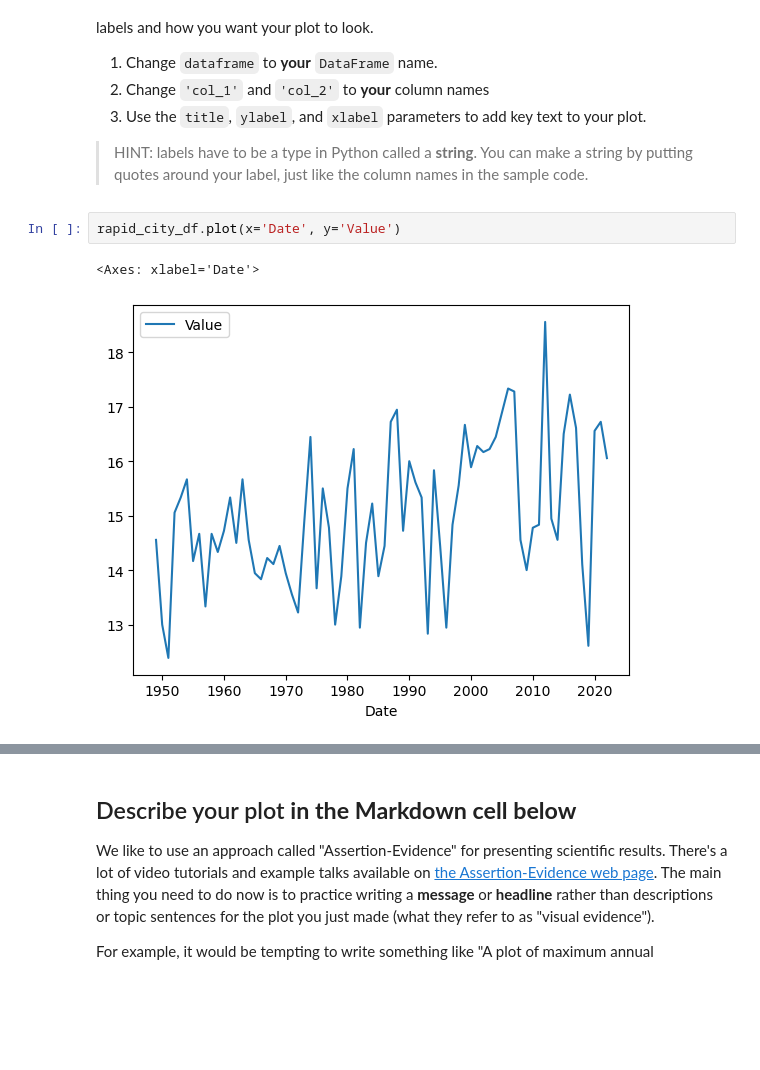
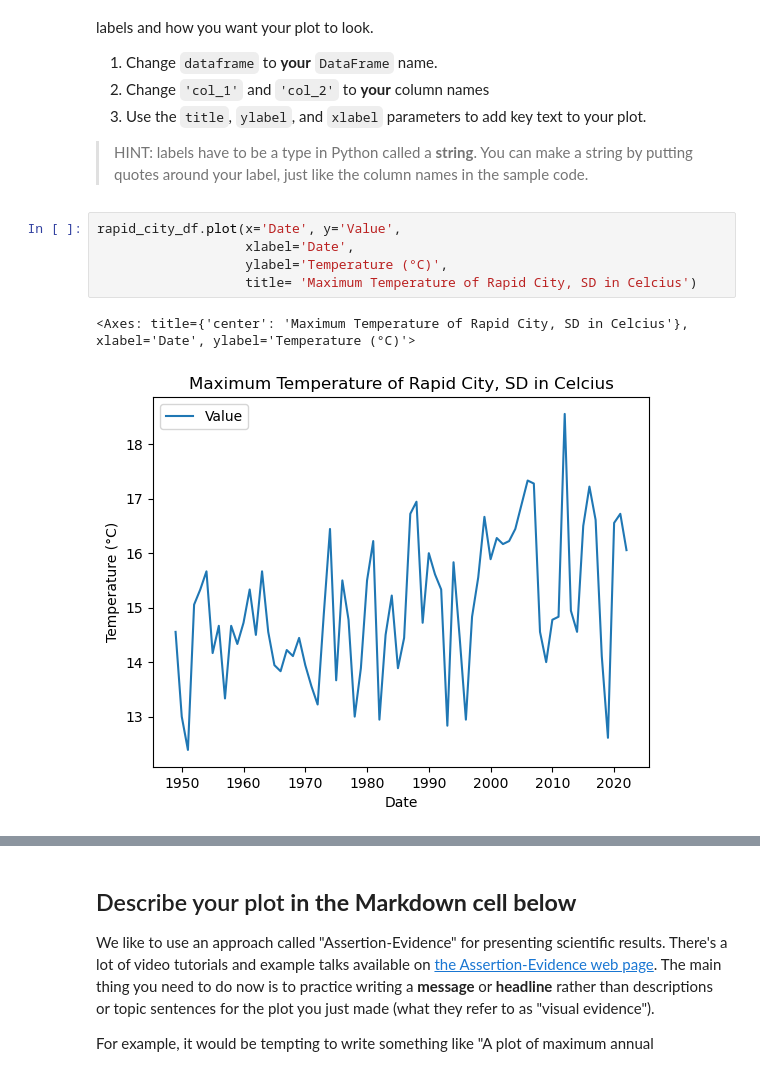
Before and after one commit to ScottNSheldon/get-started-with-reproducible-science-ScottNSheldon, a Jupyter notebook: Get_Started_with_Open_Reproducible_Science.ipynb, the cells around one changed output, grey strips where cells are left out. Drawn from its saved outputs; the diff is of its cells as text; blank space fills up the shorter version.

```diff
--- a/Get_Started_with_Open_Reproducible_Science.ipynb
+++ b/Get_Started_with_Open_Reproducible_Science.ipynb
@@ -396,10 +400,13 @@ Plotting in Python is easy, but not quite this easy! You'll always need to add s
 
 > HINT: labels have to be a type in Python called a **string**. You can make a string by putting quotes around your label, just like the column names in the sample code.
 # %%
-rapid_city_df.plot(x='Date', y='Value')
+rapid_city_df.plot(x='Date', y='Value',
+                   xlabel='Date',
+                   ylabel='Temperature (°C)',
+                   title= 'Maximum Temperature of Rapid City, SD in Celcius')
 # %% [output]
-<Axes: xlabel='Date'>
+<Axes: title={'center': 'Maximum Temperature of Rapid City, SD in Celcius'}, xlabel='Date', ylabel='Temperature (°C)'>
-[figure, old version]
+[figure, new version]
 # %% [markdown]
 **THIS ISN'T THE END! Don't forget to complete the next task where you will describe your plot**
 
```
Also changed, not shown: parts of 11 cells of this notebook, 3 other files.
